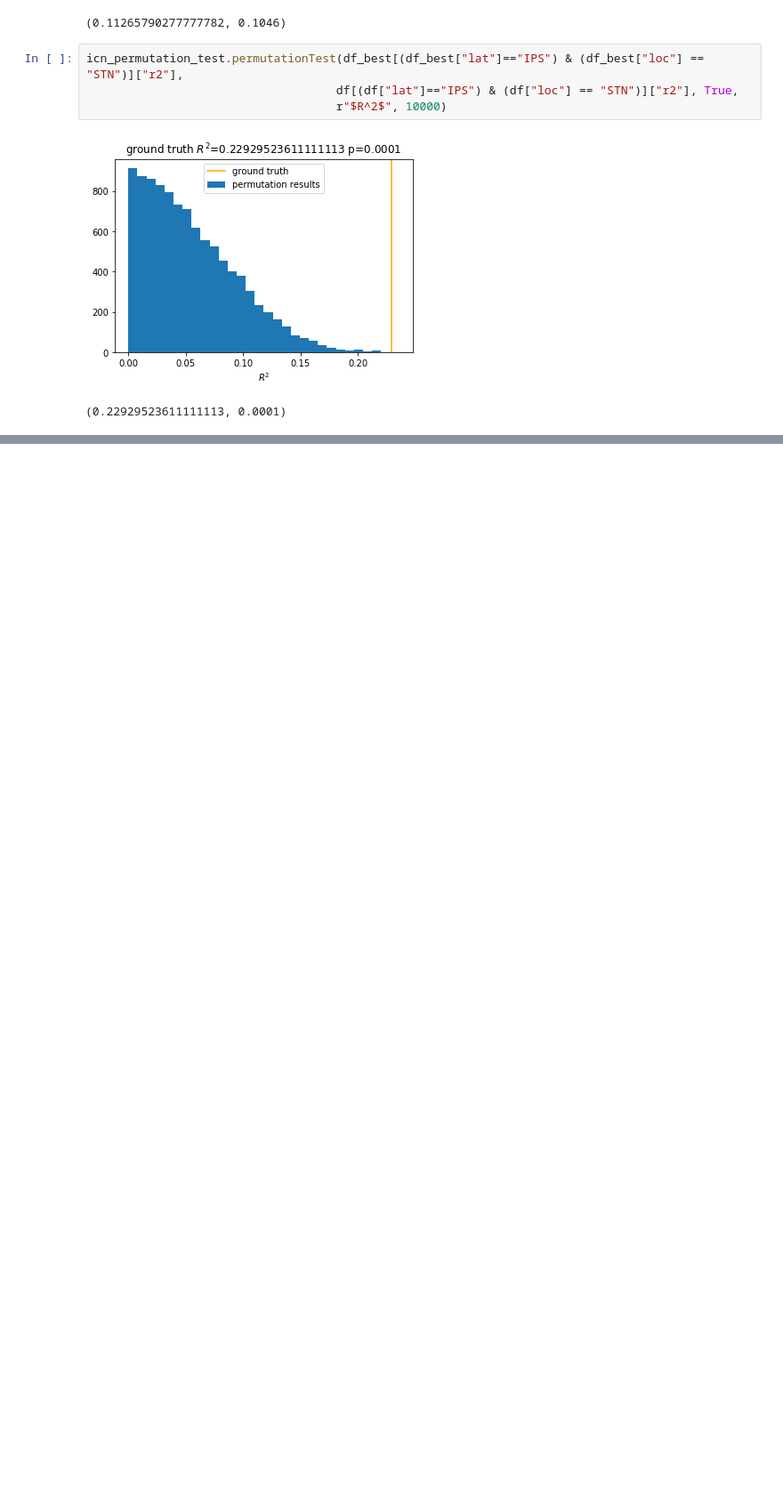
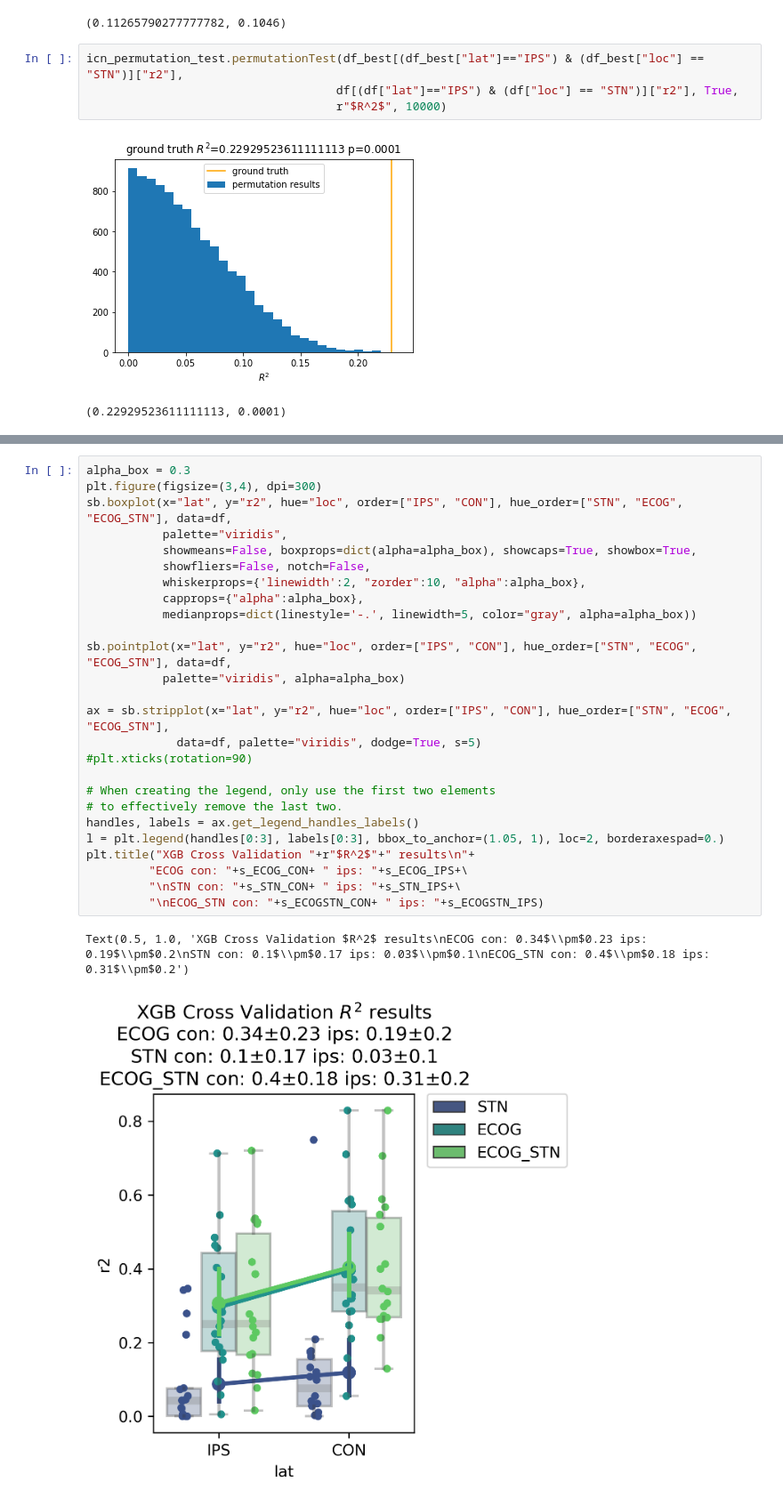
Before and after one commit to neuromodulation/icn, a Jupyter notebook: ECOG_vs_STN/Results_Analysis/ECOG_STN_feature_analysis/test_XGB_same_size_and_combinationECOGSTN.ipynb, the cells around one changed output, grey strips where cells are left out. Shown at 89% size. Drawn from its saved outputs; the diff is of its cells as text; blank space fills up the shorter version.

```diff
--- a/ECOG_vs_STN/Results_Analysis/ECOG_STN_feature_analysis/test_XGB_same_size_and_combinationECOGSTN.ipynb
+++ b/ECOG_vs_STN/Results_Analysis/ECOG_STN_feature_analysis/test_XGB_same_size_and_combinationECOGSTN.ipynb
@@ -326,0 +359,29 @@ Text(0.5, 1.0, 'XGB Cross Validation $R^2$ results\nECOG con: 0.4$\\pm$0.2 ips:
+# %%
+alpha_box = 0.3
+plt.figure(figsize=(3,4), dpi=300)
+sb.boxplot(x="lat", y="r2", hue="loc", order=["IPS", "CON"], hue_order=["STN", "ECOG", "ECOG_STN"], data=df,
+           palette="viridis",
+           showmeans=False, boxprops=dict(alpha=alpha_box), showcaps=True, showbox=True,
+           showfliers=False, notch=False,
+           whiskerprops={'linewidth':2, "zorder":10, "alpha":alpha_box},
+           capprops={"alpha":alpha_box},
+           medianprops=dict(linestyle='-.', linewidth=5, color="gray", alpha=alpha_box))
+
+sb.pointplot(x="lat", y="r2", hue="loc", order=["IPS", "CON"], hue_order=["STN", "ECOG", "ECOG_STN"], data=df,
+           palette="viridis", alpha=alpha_box)
+
+ax = sb.stripplot(x="lat", y="r2", hue="loc", order=["IPS", "CON"], hue_order=["STN", "ECOG", "ECOG_STN"],
+             data=df, palette="viridis", dodge=True, s=5)
+#plt.xticks(rotation=90)
+
+# When creating the legend, only use the first two elements
+# to effectively remove the last two.
+handles, labels = ax.get_legend_handles_labels()
+l = plt.legend(handles[0:3], labels[0:3], bbox_to_anchor=(1.05, 1), loc=2, borderaxespad=0.)
+plt.title("XGB Cross Validation "+r"$R^2$"+" results\n"+
+         "ECOG con: "+s_ECOG_CON+ " ips: "+s_ECOG_IPS+\
+         "\nSTN con: "+s_STN_CON+ " ips: "+s_STN_IPS+\
+         "\nECOG_STN con: "+s_ECOGSTN_CON+ " ips: "+s_ECOGSTN_IPS)
+# %% [output]
+Text(0.5, 1.0, 'XGB Cross Validation $R^2$ results\nECOG con: 0.34$\\pm$0.23 ips: 0.19$\\pm$0.2\nSTN con: 0.1$\\pm$0.17 ips: 0.03$\\pm$0.1\nECOG_STN con: 0.4$\\pm$0.18 ips: 0.31$\\pm$0.2')
+[figure, added]
```
Also changed, not shown: parts of 8 cells of this notebook, 2 other files.
